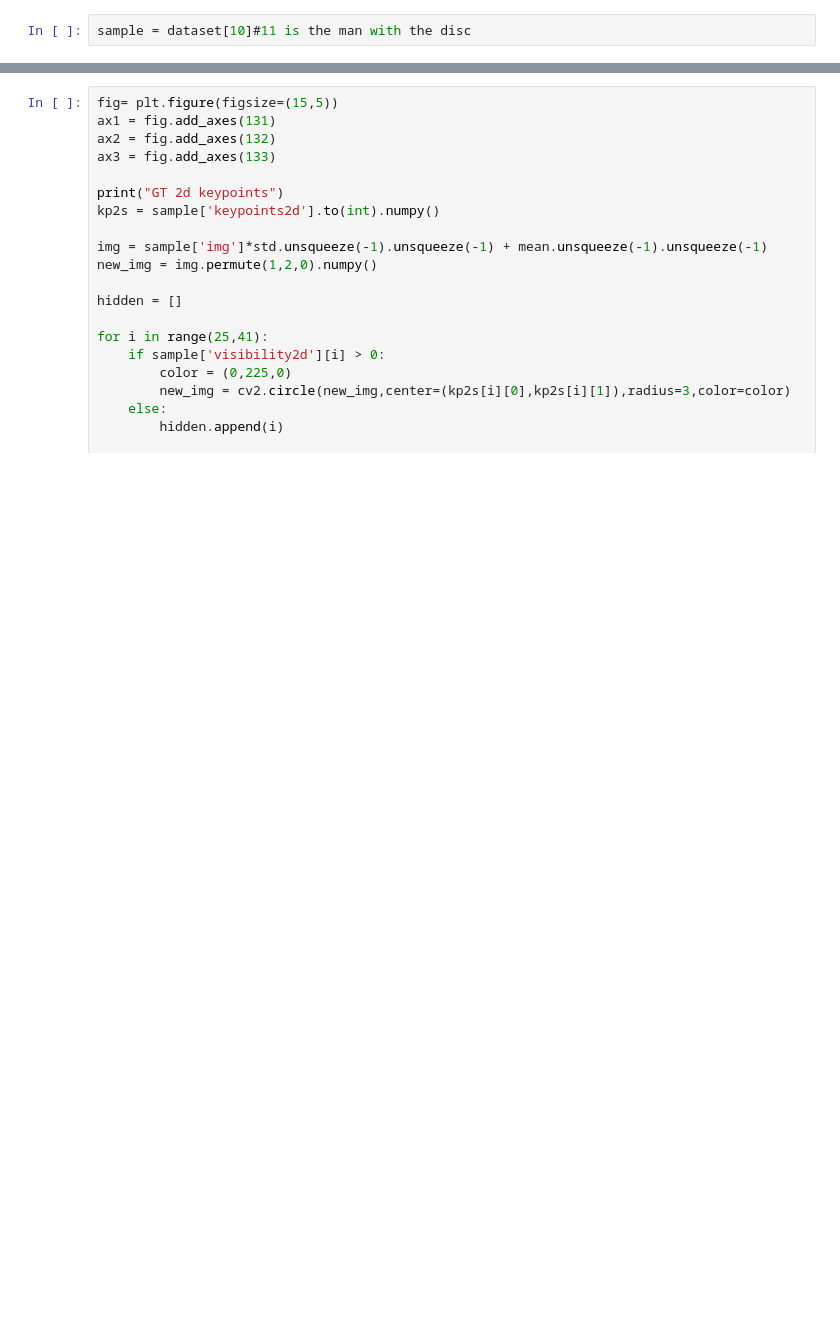
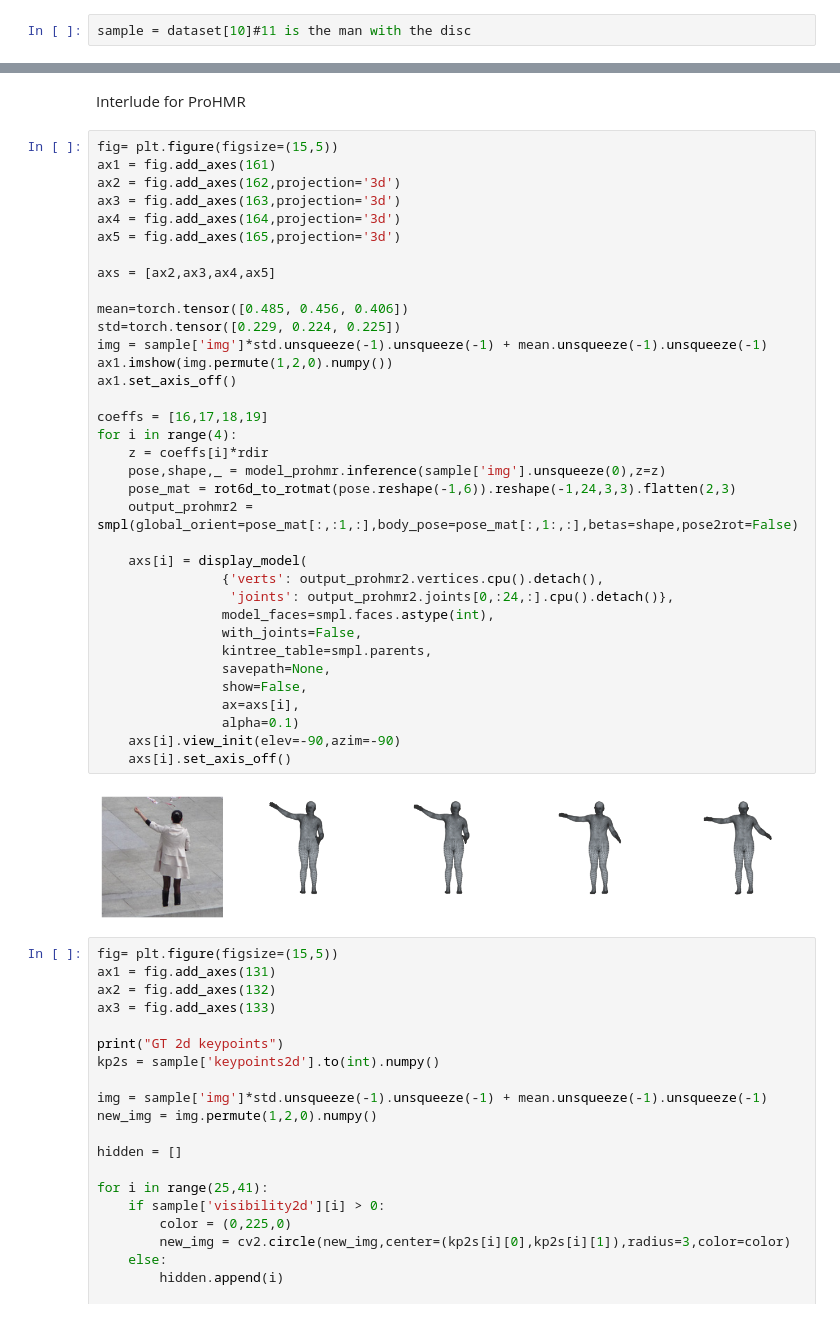
Before and after one commit to sspsk/thesis, a Jupyter notebook: notebooks/projection.ipynb, the cells around one changed output, grey strips where cells are left out. Drawn from its saved outputs; the diff is of its cells as text; blank space fills up the shorter version.

```diff
--- a/notebooks/projection.ipynb
+++ b/notebooks/projection.ipynb
@@ -121,3 +128,42 @@ ax3.set_axis_off()
+# %% [markdown]
+Interlude for ProHMR
+# %%
+fig= plt.figure(figsize=(15,5))
+ax1 = fig.add_axes(161)
+ax2 = fig.add_axes(162,projection='3d')
+ax3 = fig.add_axes(163,projection='3d')
+ax4 = fig.add_axes(164,projection='3d')
+ax5 = fig.add_axes(165,projection='3d')
+
+axs = [ax2,ax3,ax4,ax5]
+
+mean=torch.tensor([0.485, 0.456, 0.406])
+std=torch.tensor([0.229, 0.224, 0.225])
+img = sample['img']*std.unsqueeze(-1).unsqueeze(-1) + mean.unsqueeze(-1).unsqueeze(-1)
+ax1.imshow(img.permute(1,2,0).numpy())
+ax1.set_axis_off()
+
+coeffs = [16,17,18,19]
+for i in range(4):
+    z = coeffs[i]*rdir
+    pose,shape,_ = model_prohmr.inference(sample['img'].unsqueeze(0),z=z)
+    pose_mat = rot6d_to_rotmat(pose.reshape(-1,6)).reshape(-1,24,3,3).flatten(2,3)
+    output_prohmr2 = smpl(global_orient=pose_mat[:,:1,:],body_pose=pose_mat[:,1:,:],betas=shape,pose2rot=False)
+
+    axs[i] = display_model(
+                {'verts': output_prohmr2.vertices.cpu().detach(),
+                 'joints': output_prohmr2.joints[0,:24,:].cpu().detach()},
+                model_faces=smpl.faces.astype(int),
+                with_joints=False,
+                kintree_table=smpl.parents,
+                savepath=None,
+                show=False,
+                ax=axs[i],
+                alpha=0.1)
+    axs[i].view_init(elev=-90,azim=-90)
+    axs[i].set_axis_off()
+# %% [output]
+[figure, added]
 # %%
 fig= plt.figure(figsize=(15,5))
 ax1 = fig.add_axes(131)
```
Also changed, not shown: parts of 4 cells of this notebook, 4 other files.
